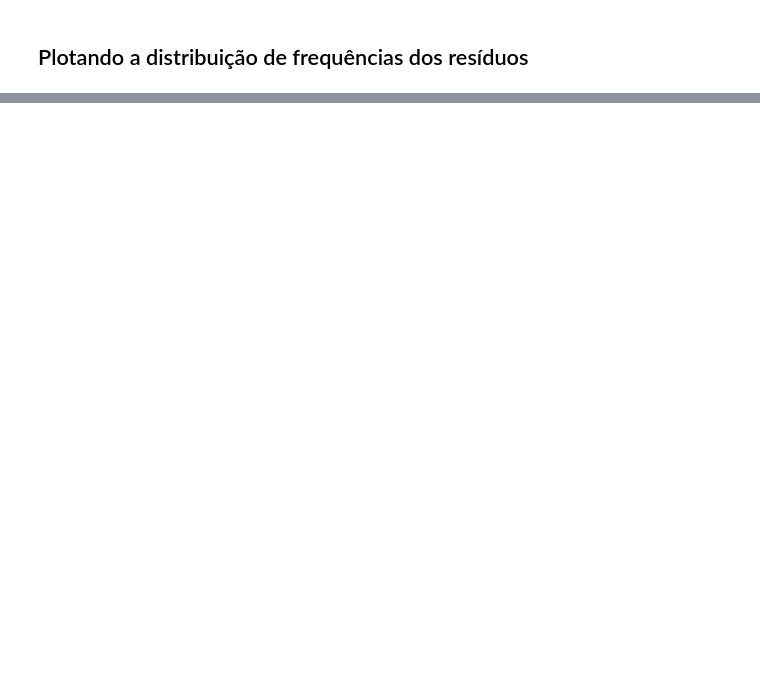
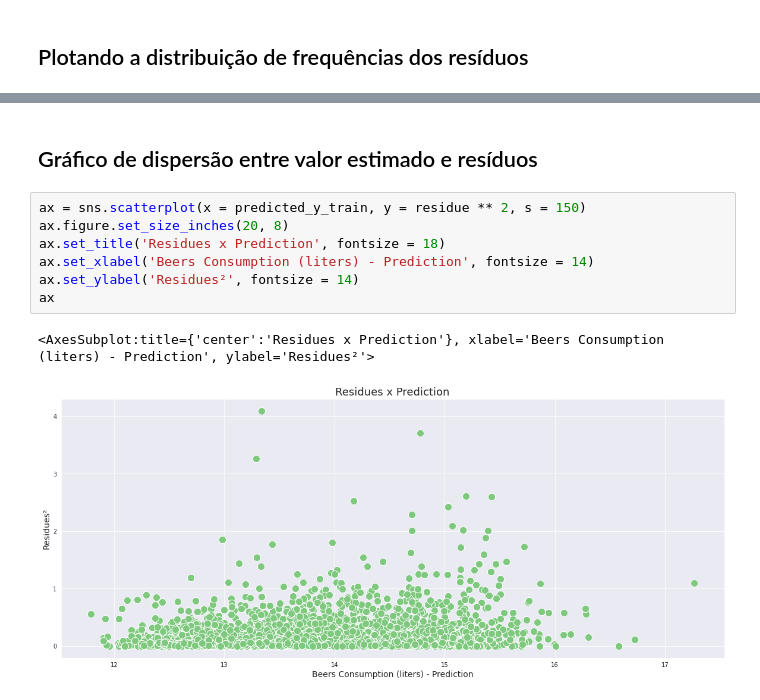
Before and after one commit to Gabriel-limadev/data_science_study, a Jupyter notebook: 6 - Regressão Linear: técnicas avançadas de modelagem/course_file/linear_regression.ipynb, the cells around one changed output, grey strips where cells are left out. Drawn from its saved outputs; the diff is of its cells as text; blank space fills up the shorter version.

```diff
--- a/6 - Regressão Linear: técnicas avançadas de modelagem/course_file/linear_regression.ipynb
+++ b/6 - Regressão Linear: técnicas avançadas de modelagem/course_file/linear_regression.ipynb
@@ -488,0 +571,12 @@ AttributeError: 'PairGrid' object has no attribute 'set_title'
+# %% [markdown]
+## Gráfico de dispersão entre valor estimado e resíduos
+# %%
+ax = sns.scatterplot(x = predicted_y_train, y = residue ** 2, s = 150)
+ax.figure.set_size_inches(20, 8)
+ax.set_title('Residues x Prediction', fontsize = 18)
+ax.set_xlabel('Beers Consumption (liters) - Prediction', fontsize = 14)
+ax.set_ylabel('Residues²', fontsize = 14)
+ax
+# %% [output]
+<AxesSubplot:title={'center':'Residues x Prediction'}, xlabel='Beers Consumption (liters) - Prediction', ylabel='Residues²'>
+[figure, added]
```
Also changed, not shown: parts of 23 cells of this notebook.
